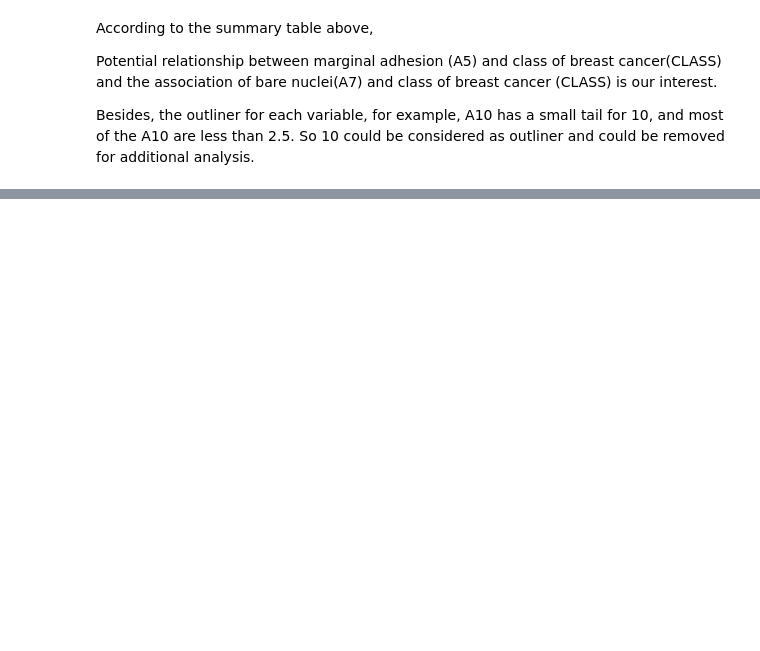
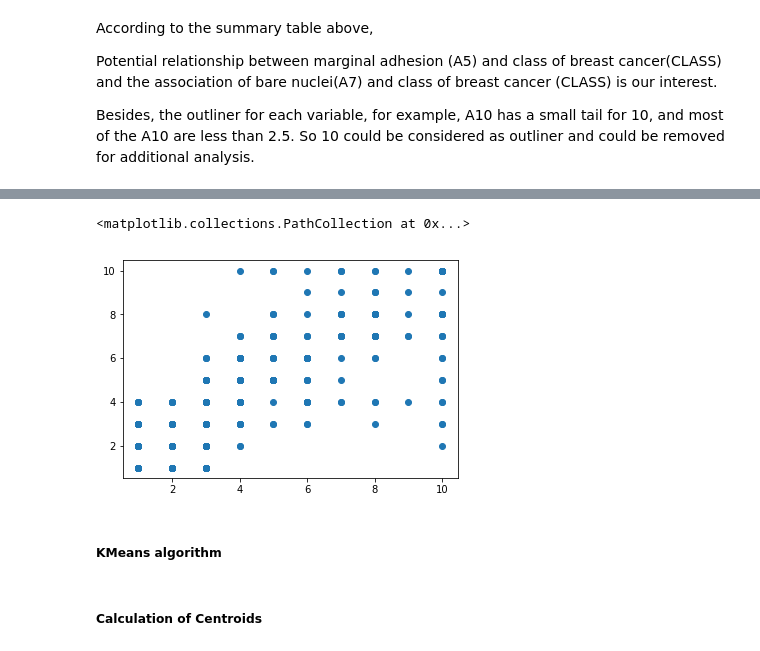
Before and after one commit to psiddam/FA18INFO-G9-PythonProject, a Jupyter notebook: Phase2/Code/Final Project Phase2.ipynb, the cells around one changed output, grey strips where cells are left out. Cells and saved outputs as stored; diff of their text form; code cells hidden in the pictures; blank space fills up the shorter version.

```diff
--- a/Phase2/Code/Final Project Phase2.ipynb
+++ b/Phase2/Code/Final Project Phase2.ipynb
@@ -202,0 +225,17 @@ Besides, the outliner for each variable, for example, A10 has a small tail for 1
+# %%
+f2 =  df["A2"].values
+f3 = df["A3"].values
+f4 = df["A4"].values
+f5 = df["A5"].values
+f6 = df["A6"].values
+f7 = df["A7"].values
+f8 = df["A8"].values
+f9 = df["A9"].values
+f10 = df["A10"].values
+# %%
+plt.scatter(f3,f4)
+# %% [output]
+<matplotlib.collections.PathCollection at 0x...>
+[figure, added]
+# %% [markdown]
+##### KMeans algorithm
@@ -202,0 +248,2 @@ Besides, the outliner for each variable, for example, A10 has a small tail for 1
+# %% [markdown]
+##### Calculation of Centroids
```
Also changed, not shown: parts of 25 cells of this notebook.
